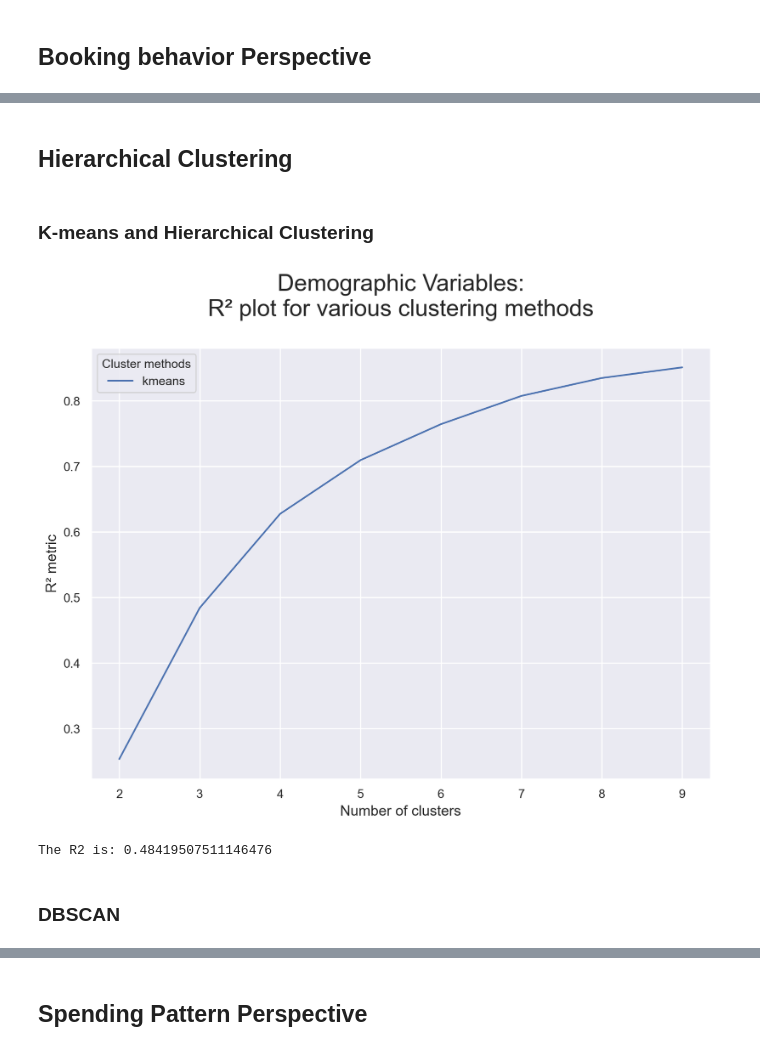
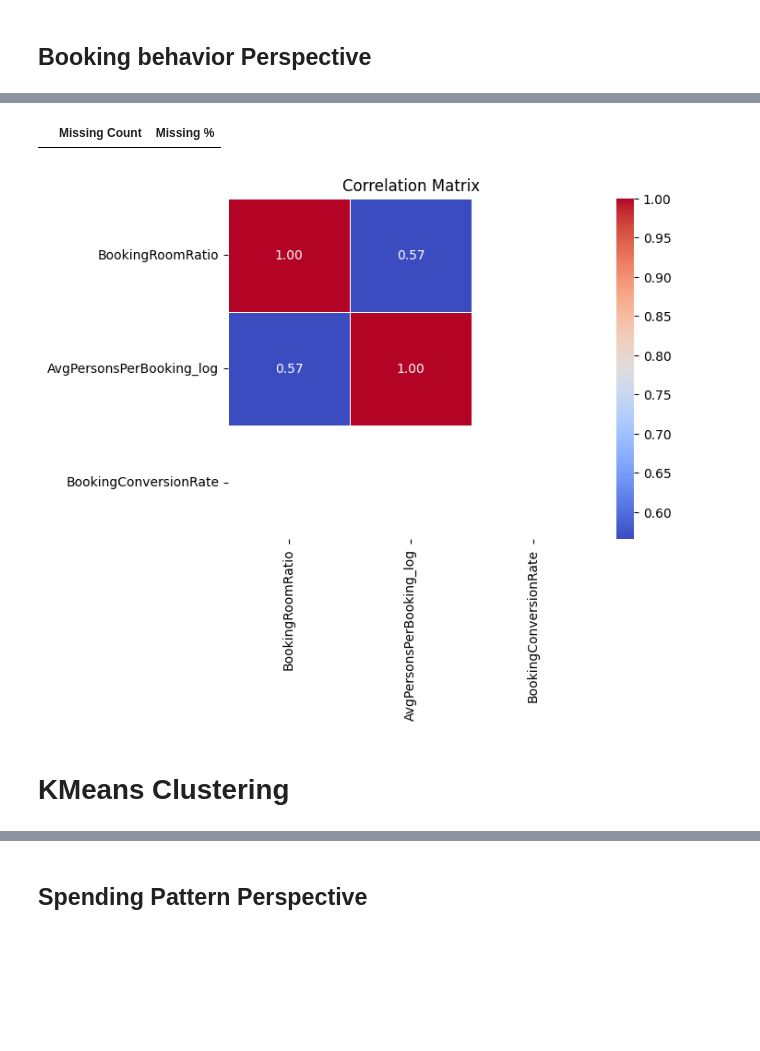
Before and after one commit to ruitj/BC_NOVA_Case1, a Jupyter notebook: BC_Final_P2.ipynb, the cells around one changed output, grey strips where cells are left out. Drawn from its saved outputs; the diff is of its cells as text; code cells hidden in the pictures; blank space fills up the shorter version.

```diff
--- a/BC_Final_P2.ipynb
+++ b/BC_Final_P2.ipynb
@@ -54,0 +68,2 @@ behav_cols = ['BookingConversionRate', 'AverageLeadTime_log', 'AvgPersonsPerBook
+# %%
+behav_cols = ['PersonRoomRatio', 'AvgPersonsPerBooking_log', 'BookingConversionRate']
@@ -55,2 +77,13 @@ behav_cols = ['BookingConversionRate', 'AverageLeadTime_log', 'AvgPersonsPerBook
+# %%
+missing_data(df[behav_cols])
+# %% [output]
+|  | Missing Count | Missing % |
+# %%
+
+sns.heatmap(df[behav_cols].corr(), annot=True, cmap='coolwarm', fmt=".2f", linewidths=0.5)
+plt.title('Correlation Matrix')
+plt.show()
+# %% [output]
+[figure, added]
 # %% [markdown]
-## Hierarchical Clustering
+# KMeans Clustering
@@ -79,2 +89,0 @@ def get_r2_scores(df, clusterer, min_k=2, max_k=10):
-# %% [markdown]
-### K-means and Hierarchical Clustering
@@ -92,30 +89,0 @@ hierarchical = AgglomerativeClustering(
-# %%
-# Obtaining the R² scores for each cluster solution on demographic variables
-r2_scores = {}
-r2_scores['kmeans'] = get_r2_scores(df[behav_cols], kmeans)
-
-# Visualizing the R² scores for each cluster solution on demographic variables
-pd.DataFrame(r2_scores).plot.line(figsize=(10,7))
-
-plt.title("Demographic Variables:\nR² plot for various clustering methods\n", fontsize=21)
-plt.legend(title="Cluster methods", title_fontsize=11)
-plt.xlabel("Number of clusters", fontsize=13)
-plt.ylabel("R² metric", fontsize=13)
-plt.show()
-# %% [output]
-[figure, removed]
-# %%
-# Set up the clusterers
-kmeans = KMeans(
-    n_clusters=3,
-    init='k-means++',
-    n_init=20,
-    random_state=42
-)
-
-labels = kmeans.fit_predict(df[behav_cols])
-print(f"The R2 is: {r2(df[behav_cols], labels)}")
-# %% [output]
-The R2 is: 0.48419507511146476
-# %% [markdown]
-### DBSCAN
```
Also changed, not shown: parts of 82 cells of this notebook, 9 other files.
